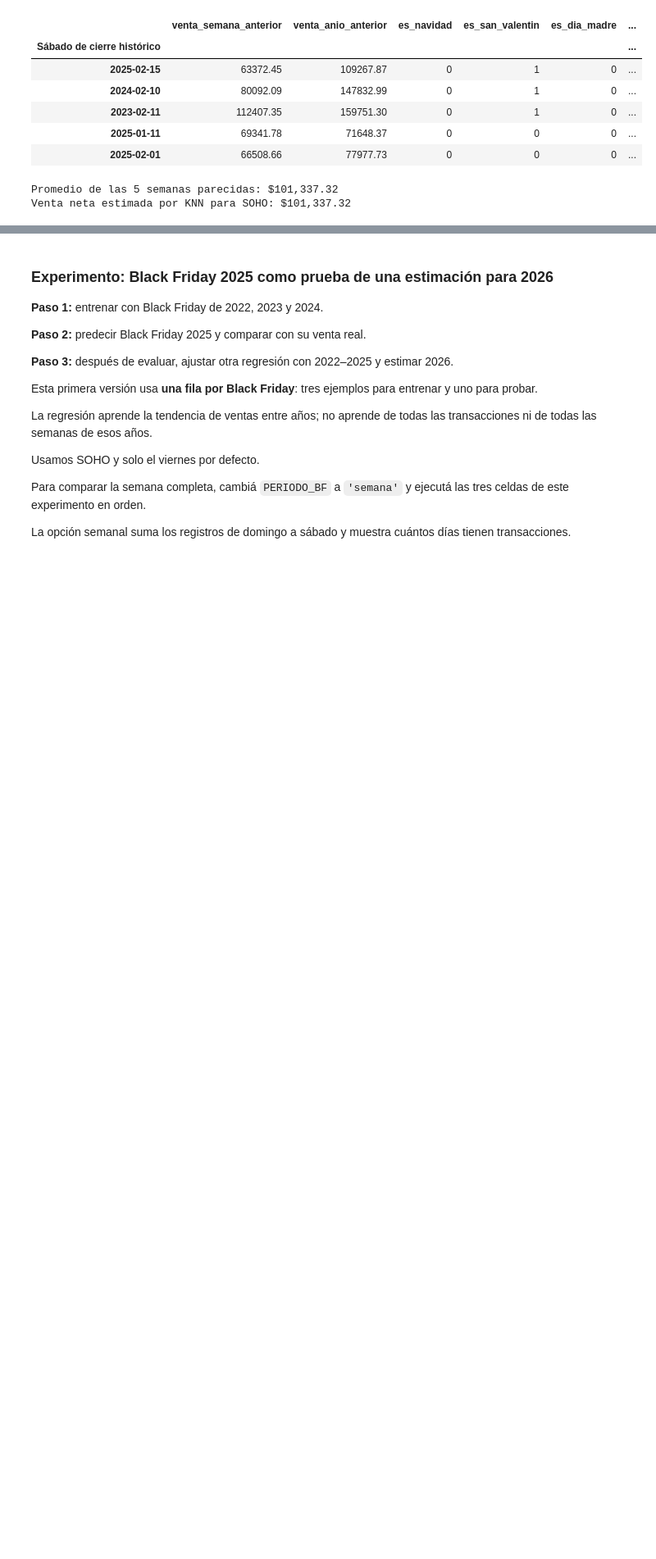
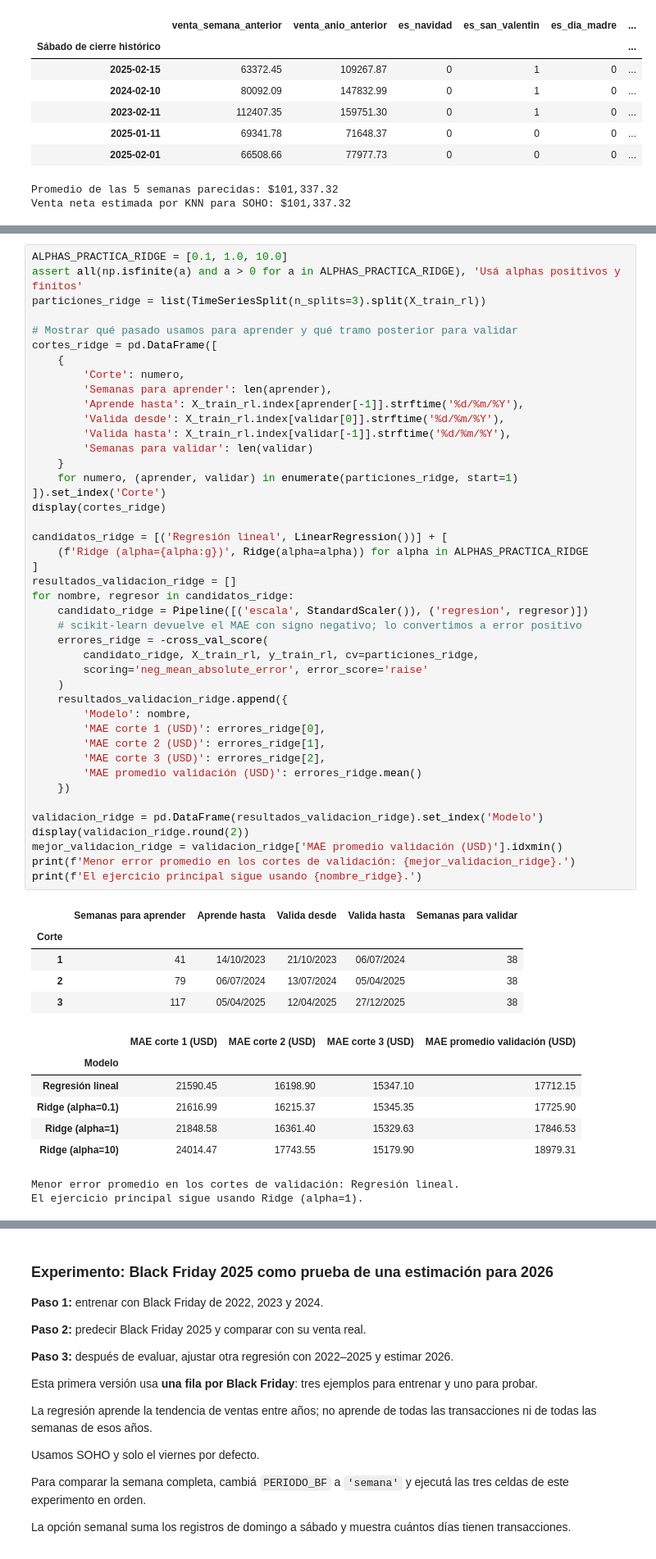
Before and after one commit to geramargonzalez/sales-revenue-datascience, a Jupyter notebook: sales-revenue-jewery.ipynb, the cells around one changed output, grey strips where cells are left out. Shown at 82% size. Drawn from its saved outputs; the diff is of its cells as text; blank space fills up the shorter version.

```diff
--- a/sales-revenue-jewery.ipynb
+++ b/sales-revenue-jewery.ipynb
@@ -2782,0 +2886,57 @@ Venta neta estimada por KNN para SOHO: $101,337.32
+# %%
+ALPHAS_PRACTICA_RIDGE = [0.1, 1.0, 10.0]
+assert all(np.isfinite(a) and a > 0 for a in ALPHAS_PRACTICA_RIDGE), 'Usá alphas positivos y finitos'
+particiones_ridge = list(TimeSeriesSplit(n_splits=3).split(X_train_rl))
+
+# Mostrar qué pasado usamos para aprender y qué tramo posterior para validar
+cortes_ridge = pd.DataFrame([
+    {
+        'Corte': numero,
+        'Semanas para aprender': len(aprender),
+        'Aprende hasta': X_train_rl.index[aprender[-1]].strftime('%d/%m/%Y'),
+        'Valida desde': X_train_rl.index[validar[0]].strftime('%d/%m/%Y'),
+        'Valida hasta': X_train_rl.index[validar[-1]].strftime('%d/%m/%Y'),
+        'Semanas para validar': len(validar)
+    }
+    for numero, (aprender, validar) in enumerate(particiones_ridge, start=1)
+]).set_index('Corte')
+display(cortes_ridge)
+
+candidatos_ridge = [('Regresión lineal', LinearRegression())] + [
+    (f'Ridge (alpha={alpha:g})', Ridge(alpha=alpha)) for alpha in ALPHAS_PRACTICA_RIDGE
+]
+resultados_validacion_ridge = []
+for nombre, regresor in candidatos_ridge:
+    candidato_ridge = Pipeline([('escala', StandardScaler()), ('regresion', regresor)])
+    # scikit-learn devuelve el MAE con signo negativo; lo convertimos a error positivo
+    errores_ridge = -cross_val_score(
+        candidato_ridge, X_train_rl, y_train_rl, cv=particiones_ridge,
+        scoring='neg_mean_absolute_error', error_score='raise'
+    )
+    resultados_validacion_ridge.append({
+        'Modelo': nombre,
+        'MAE corte 1 (USD)': errores_ridge[0],
+        'MAE corte 2 (USD)': errores_ridge[1],
+        'MAE corte 3 (USD)': errores_ridge[2],
+        'MAE promedio validación (USD)': errores_ridge.mean()
+    })
+
+validacion_ridge = pd.DataFrame(resultados_validacion_ridge).set_index('Modelo')
+display(validacion_ridge.round(2))
+mejor_validacion_ridge = validacion_ridge['MAE promedio validación (USD)'].idxmin()
+print(f'Menor error promedio en los cortes de validación: {mejor_validacion_ridge}.')
+print(f'El ejercicio principal sigue usando {nombre_ridge}.')
+# %% [output]
+|  | Semanas para aprender | Aprende hasta | Valida desde | Valida hasta | Semanas para validar |
+| Corte |  |  |  |  |  |
+| 1 | 41 | 14/10/2023 | 21/10/2023 | 06/07/2024 | 38 |
+| 2 | 79 | 06/07/2024 | 13/07/2024 | 05/04/2025 | 38 |
+| 3 | 117 | 05/04/2025 | 12/04/2025 | 27/12/2025 | 38 |
+|  | MAE corte 1 (USD) | MAE corte 2 (USD) | MAE corte 3 (USD) | MAE promedio validación (USD) |
+| Modelo |  |  |  |  |
+| Regresión lineal | 21590.45 | 16198.90 | 15347.10 | 17712.15 |
+| Ridge (alpha=0.1) | 21616.99 | 16215.37 | 15345.35 | 17725.90 |
+| Ridge (alpha=1) | 21848.58 | 16361.40 | 15329.63 | 17846.53 |
+| Ridge (alpha=10) | 24014.47 | 17743.55 | 15179.90 | 18979.31 |
+Menor error promedio en los cortes de validación: Regresión lineal.
+El ejercicio principal sigue usando Ridge (alpha=1).
```
Also changed, not shown: parts of 8 cells of this notebook, 2 other files.
